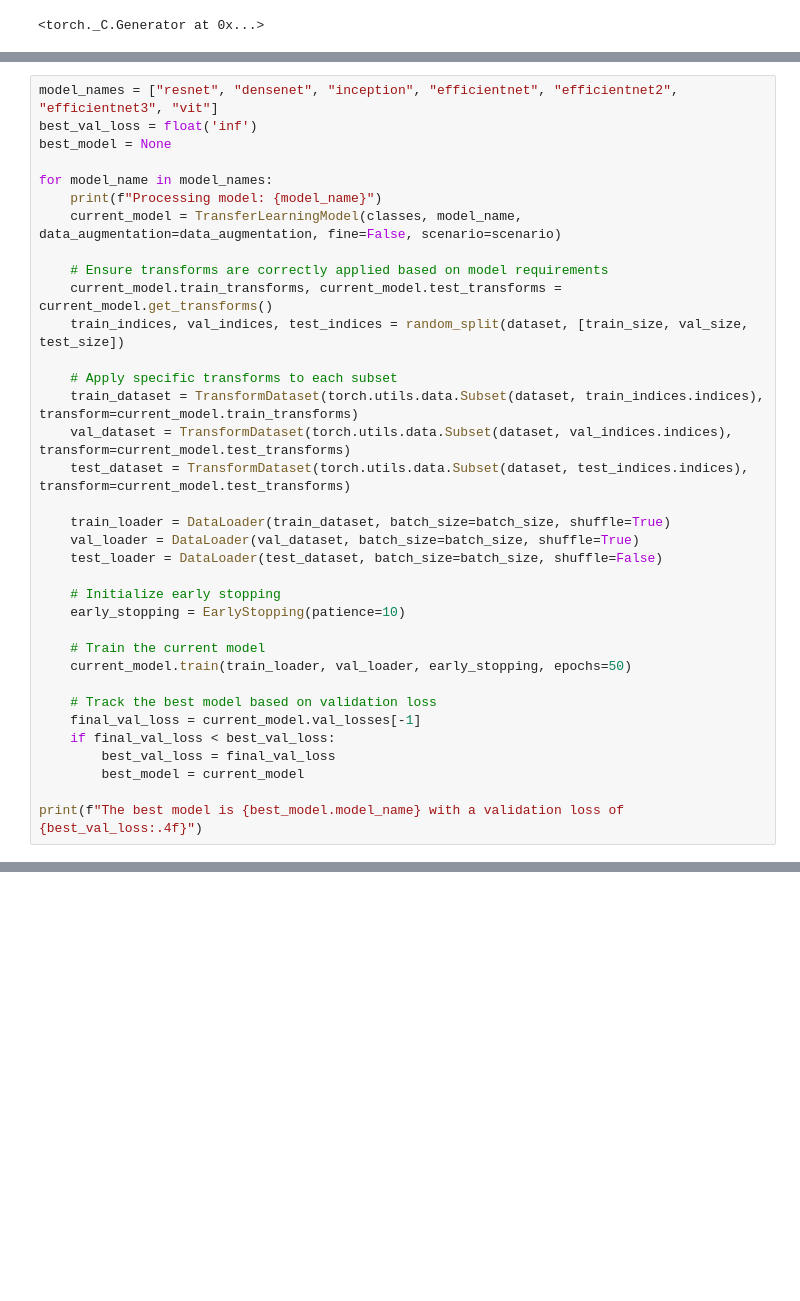
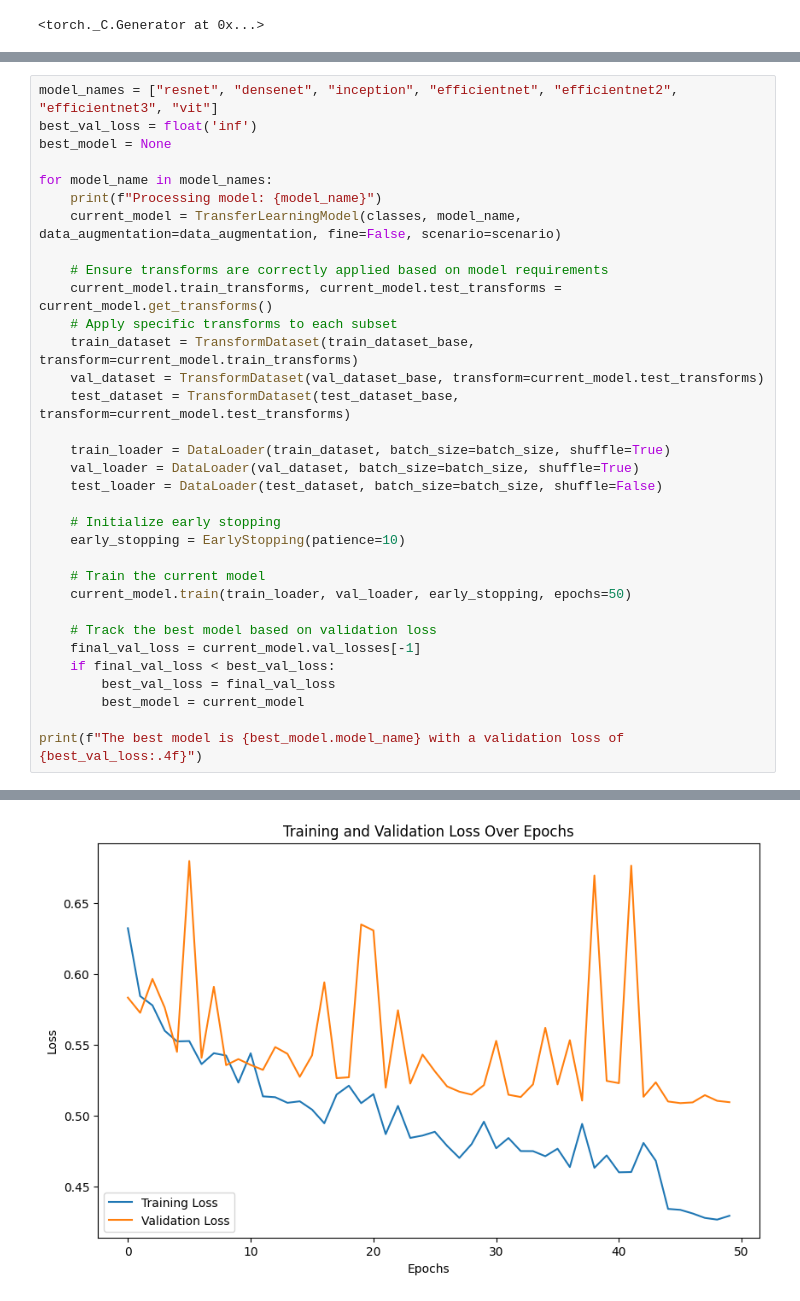
Before and after one commit to DominikHahn1407/Masterarbeit, a Jupyter notebook: Final Models/2dcnn_coarse.ipynb, the cells around one changed output, grey strips where cells are left out. Saved outputs shown, nothing was run; the diff lists cells and outputs as text; blank space fills up the shorter version.

```diff
--- a/Final Models/2dcnn_coarse.ipynb
+++ b/Final Models/2dcnn_coarse.ipynb
@@ -85,12 +90,10 @@ for model_name in model_names:
 
     # Ensure transforms are correctly applied based on model requirements
     current_model.train_transforms, current_model.test_transforms = current_model.get_transforms()
-    train_indices, val_indices, test_indices = random_split(dataset, [train_size, val_size, test_size])
-
     # Apply specific transforms to each subset
-    train_dataset = TransformDataset(torch.utils.data.Subset(dataset, train_indices.indices), transform=current_model.train_transforms)
-    val_dataset = TransformDataset(torch.utils.data.Subset(dataset, val_indices.indices), transform=current_model.test_transforms)
-    test_dataset = TransformDataset(torch.utils.data.Subset(dataset, test_indices.indices), transform=current_model.test_transforms)
+    train_dataset = TransformDataset(train_dataset_base, transform=current_model.train_transforms)
+    val_dataset = TransformDataset(val_dataset_base, transform=current_model.test_transforms)
+    test_dataset = TransformDataset(test_dataset_base, transform=current_model.test_transforms)
 
     train_loader = DataLoader(train_dataset, batch_size=batch_size, shuffle=True)
     val_loader = DataLoader(val_dataset, batch_size=batch_size, shuffle=True)
@@ -127,0 +133 @@ The best model is resnet with a validation loss of 0.7575
+[figure, added]
```
Also changed, not shown: parts of 11 cells of this notebook, 7 other files.
